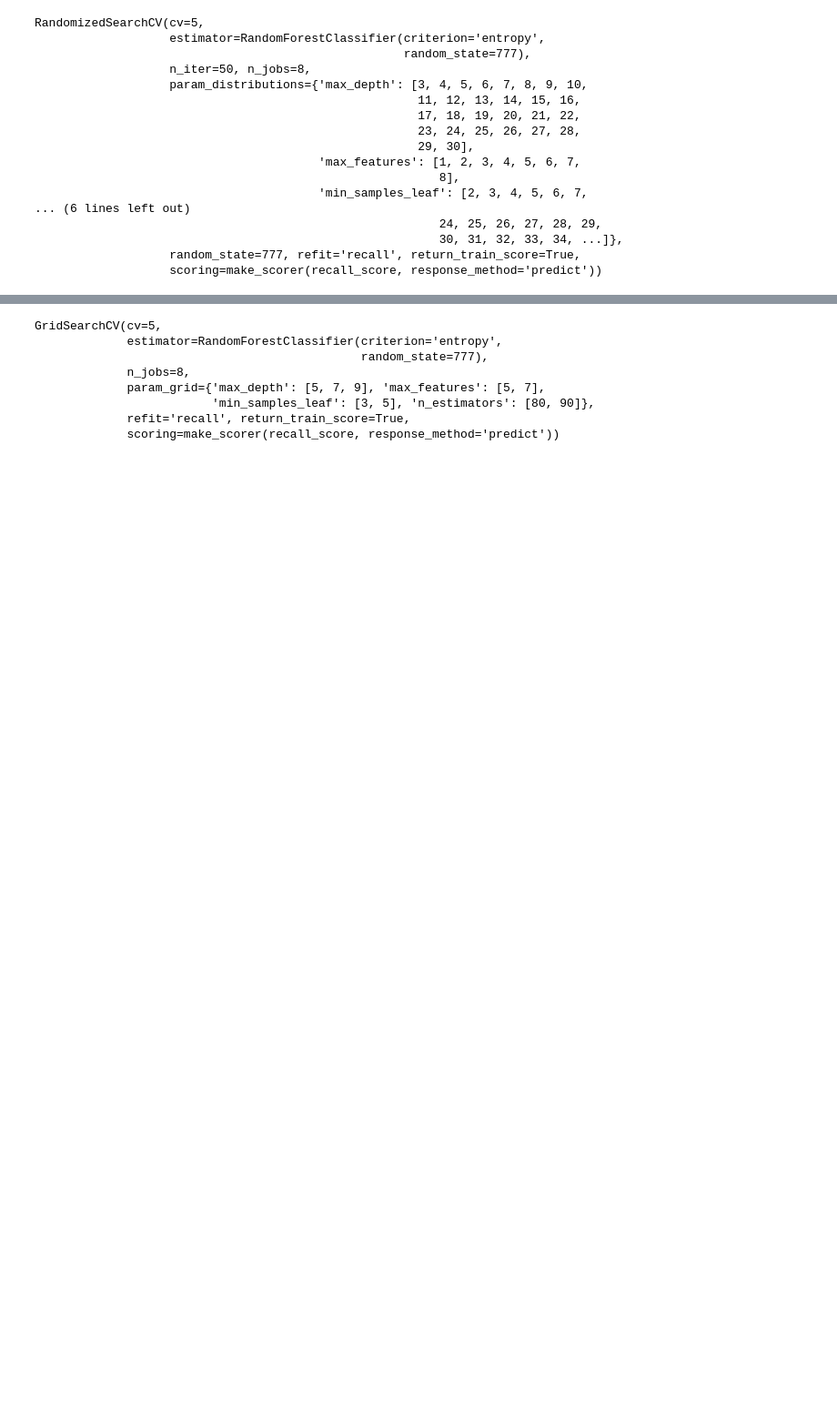
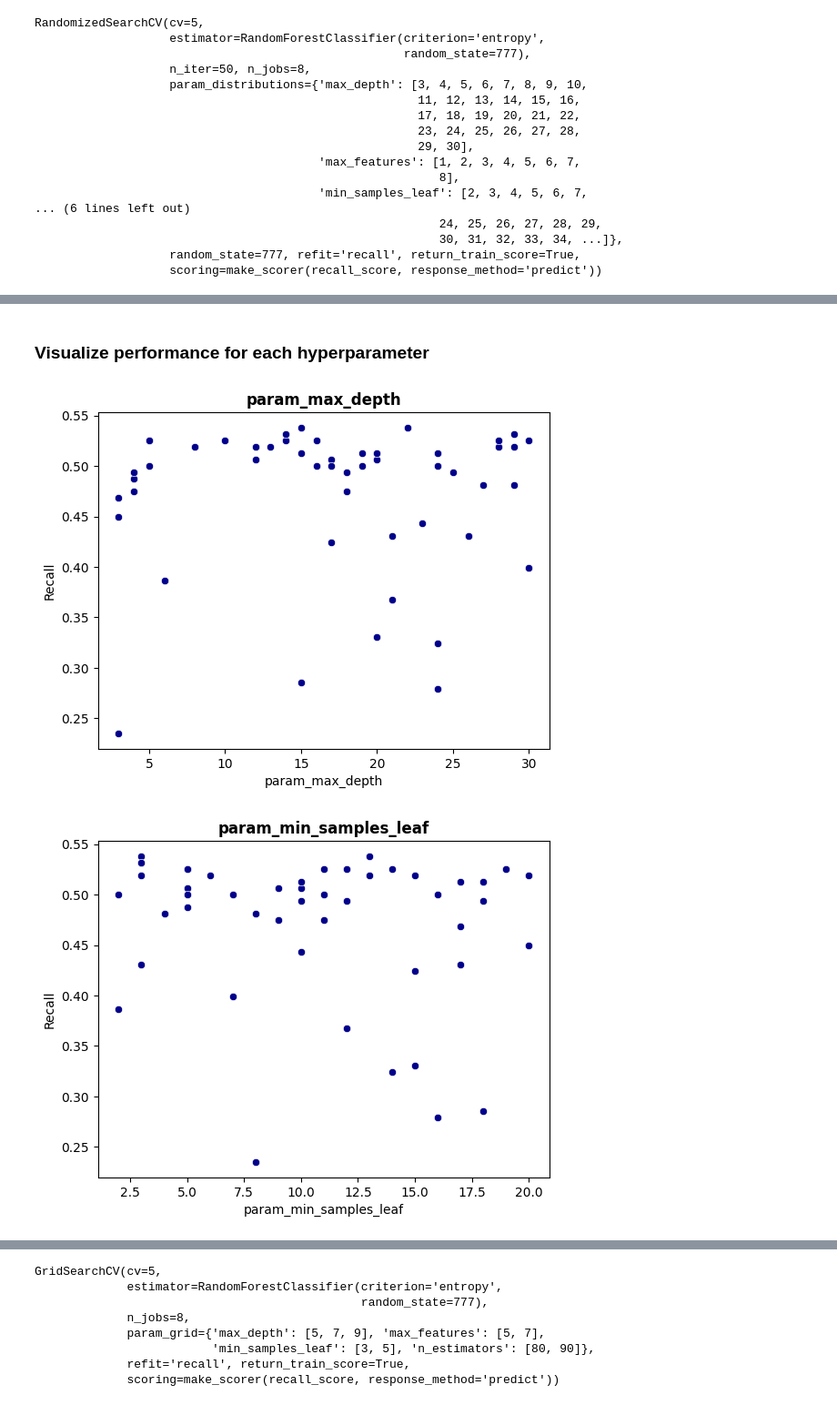
Before and after one commit to 1markmus/Diabetes-Classification, a Jupyter notebook: Machine Learning Model.ipynb, the cells around one changed output, grey strips where cells are left out. Shown at 91% size. Cells and saved outputs as stored; diff of their text form; code cells hidden in the pictures; blank space fills up the shorter version.

```diff
--- a/Machine Learning Model.ipynb
+++ b/Machine Learning Model.ipynb
@@ -90,8 +108,2 @@ RandomizedSearchCV(cv=5,
 # %%
 rand1_df = pd.DataFrame(rand_cv_rf.cv_results_)
-# %%
-rand1_columns = ["param_max_depth", "param_min_samples_leaf", "param_n_estimators", "param_max_features"]
-
-for col in rand1_columns:
-    sns.scatterplot(data = rand1_df, x = col, y = rand1_df["mean_test_score"])
-    plt.show()
@@ -152,0 +160,15 @@ weighted avg       0.74      0.75      0.74       128
+# %% [markdown]
+### Visualize performance for each hyperparameter
+# %%
+rand1_columns = ["param_max_depth", "param_min_samples_leaf", "param_n_estimators", "param_max_features"]
+
+# Plot for each hyperparameter
+for col in rand1_columns:
+    plt.title(f'{col}', fontsize = 12, fontweight = "bold")
+    sns.scatterplot(data = rand1_df, x = col, y = rand1_df["mean_test_score"], c = "darkblue")
+    plt.xlabel(f'{col}', fontsize = 10)
+    plt.ylabel(f'Recall', fontsize = 10)
+    plt.show()
+# %% [output]
+[figure, added]
+[figure, added]
```
Also changed, not shown: parts of 24 cells of this notebook, 3 other files.
